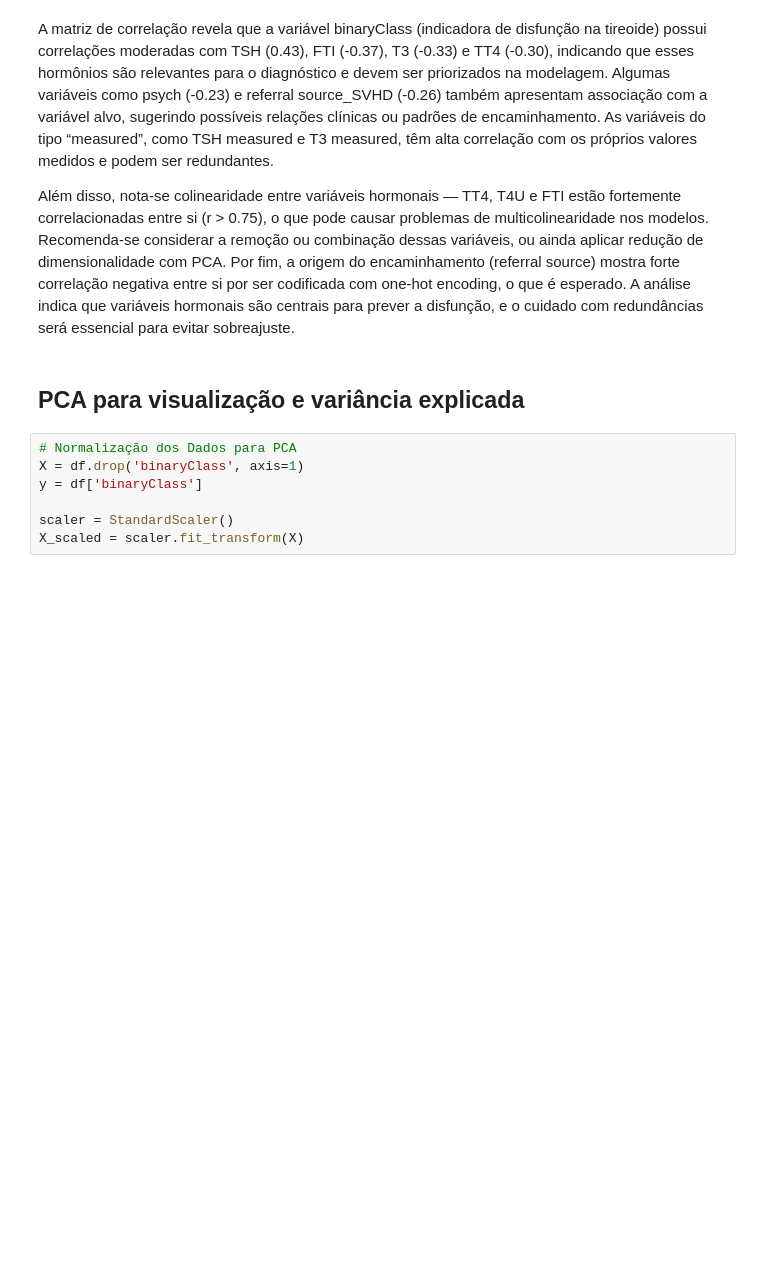
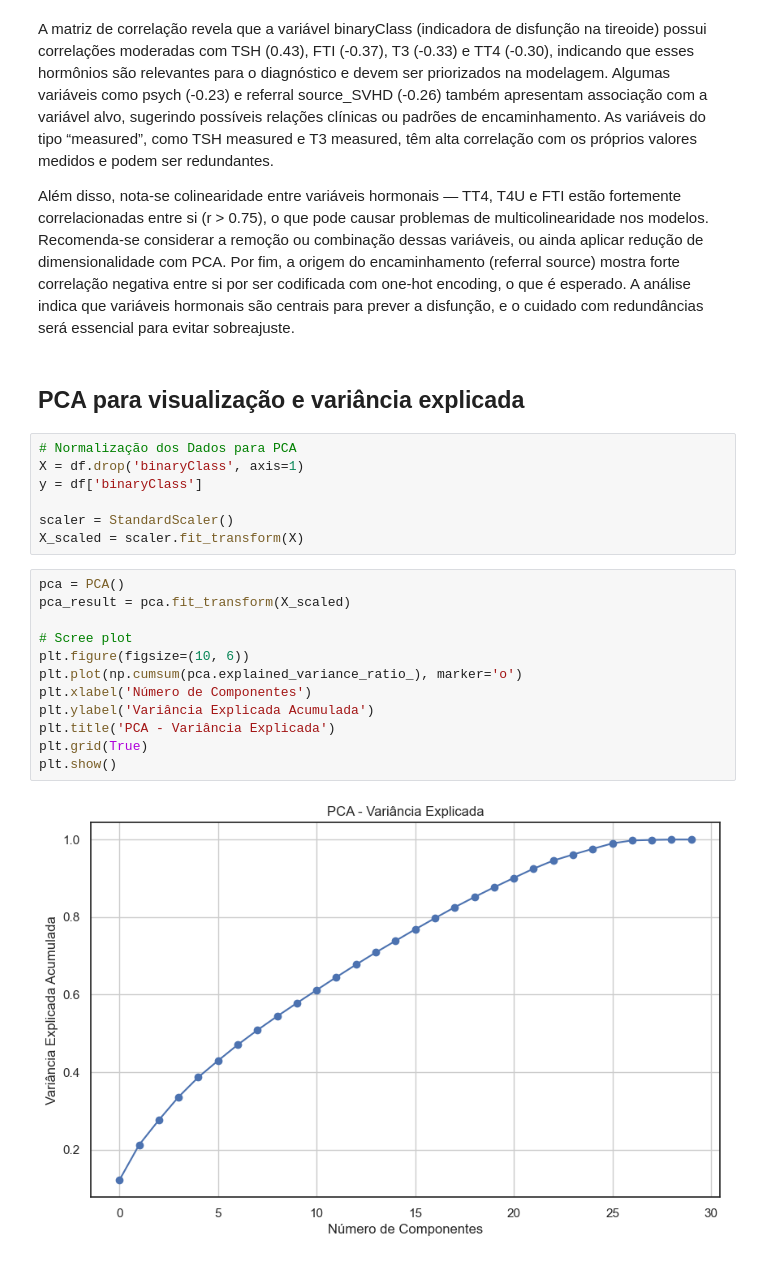
Before and after one commit to ottoinspace/Projeto-Final-EBAC-Hypothyroid, a Jupyter notebook: Projeto_Final_EBAC_Hypothyroid.ipynb, the cells around one changed output. Drawn from its saved outputs; the diff is of its cells as text; blank space fills up the shorter version.

```diff
--- a/Projeto_Final_EBAC_Hypothyroid.ipynb
+++ b/Projeto_Final_EBAC_Hypothyroid.ipynb
@@ -157,3 +157,17 @@ y = df['binaryClass']
 
 scaler = StandardScaler()
 X_scaled = scaler.fit_transform(X)
+# %%
+pca = PCA()
+pca_result = pca.fit_transform(X_scaled)
+
+# Scree plot
+plt.figure(figsize=(10, 6))
+plt.plot(np.cumsum(pca.explained_variance_ratio_), marker='o')
+plt.xlabel('Número de Componentes')
+plt.ylabel('Variância Explicada Acumulada')
+plt.title('PCA - Variância Explicada')
+plt.grid(True)
+plt.show()
+# %% [output]
+[figure, added]
```
Also changed, not shown: parts of 6 cells of this notebook.
